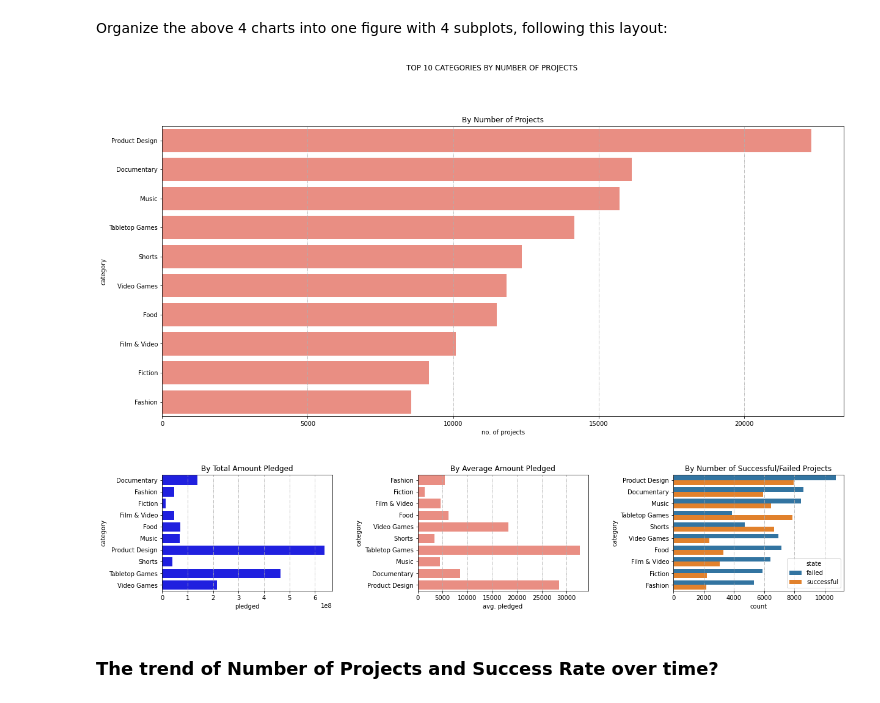
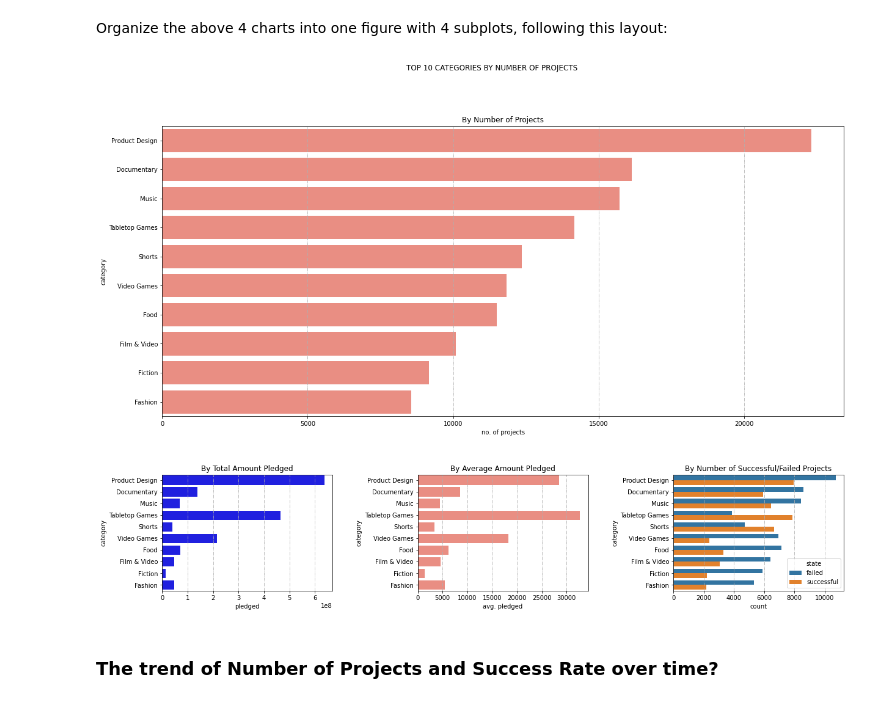
Before and after one commit to GiangVu0912/Kickstarter_Analysis, a Jupyter notebook: Kickstarter_Analysis.ipynb, the cells around one changed output. Drawn from its saved outputs; the diff is of its cells as text; code cells hidden in the pictures.

```diff
--- a/Kickstarter_Analysis.ipynb
+++ b/Kickstarter_Analysis.ipynb
@@ -393,7 +393,8 @@ sns.barplot(data=top10_num,
             x='no. of projects',
             y='category',
             color='salmon',
-            ax=ax1) # This one is the BIG plot in the center
+            ax=ax1,
+            order=top10_cat,) # This one is the BIG plot in the center
 ax1.set_title('By Number of Projects')
 ax1.grid(linestyle='-.', axis='x')
 
@@ -403,35 +404,36 @@ sns.barplot(data=top10_pledged,
             x='pledged',
             y='category',
             color='blue',
+            order=top10_cat,
             ax=ax2) # Bottom left
 ax2.set_title('By Total Amount Pledged')
 ax2.grid(linestyle='-.', axis='x')
 
 
 # Plot Avg Pledged
 sns.barplot(data=top10_ppp,
             x='avg. pledged',
             y='category',
-            order=top10_cat[::-1],
+            order=top10_cat,
             color='salmon',
             ax=ax3) # Bottom middle
 ax3.set_title('By Average Amount Pledged')
 ax3.grid(linestyle='-.', axis='x')
 
 
 # Plot State Projects
 sns.countplot(data = plot_data,
               y = 'category',
               hue = 'state',
               order=top10_cat,
               ax=ax4) # Bottom right
 ax4.set_title('By Number of Successful/Failed Projects')
 ax4.grid(linestyle='-.', axis='x')
 
 
 plt.show()
 # %% [output]
-[figure, old version]
+[figure, new version]
 # %% [markdown]
 ### The trend of Number of Projects and  Success Rate over time?
 # %% [markdown]
```
Also changed, not shown: parts of 6 cells of this notebook.
